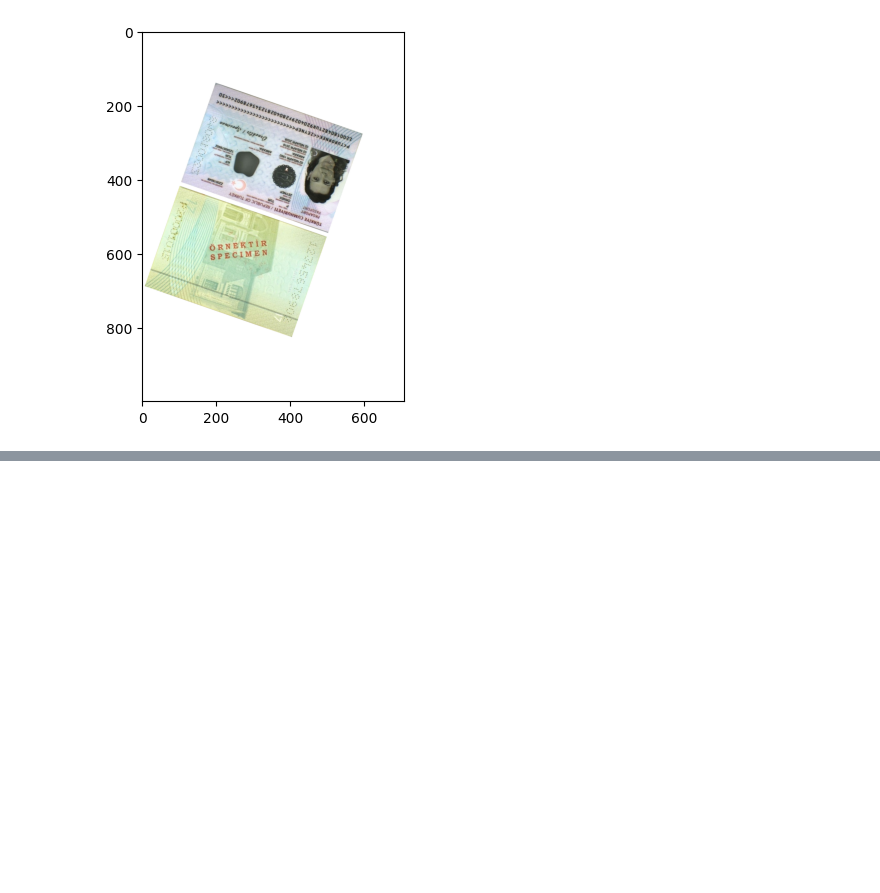
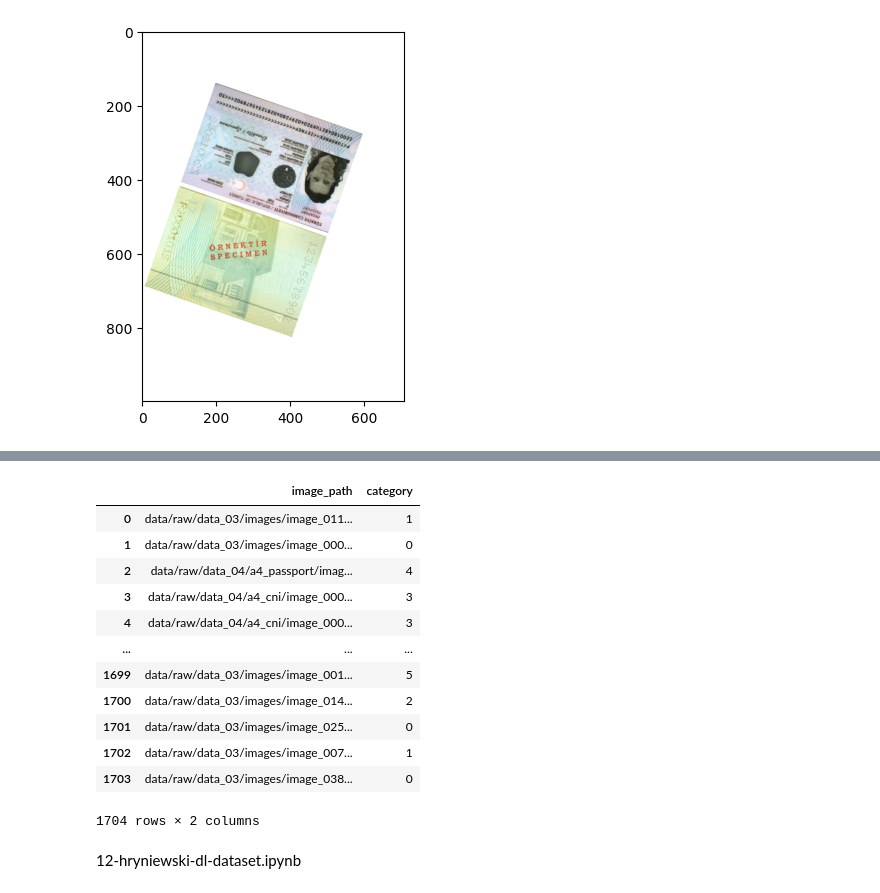
Before and after one commit to HSrbyte/doc-classifier, a Jupyter notebook: notebooks/12-hryniewski-dl-dataset.ipynb, the cells around one changed output, grey strips where cells are left out. Saved outputs shown, nothing was run; the diff lists cells and outputs as text; code cells hidden in the pictures; blank space fills up the shorter version.

```diff
--- a/notebooks/12-hryniewski-data_04-image-transform.ipynb
+++ b/notebooks/12-hryniewski-dl-dataset.ipynb
@@ -369,0 +424,17 @@ plt.show()
+# %%
+test.reset_index(drop=True, inplace=True)
+test
+# %% [output]
+|  | image_path | category |
+| 0 | data/raw/data_03/images/image_011... | 1 |
+| 1 | data/raw/data_03/images/image_000... | 0 |
+| 2 | data/raw/data_04/a4_passport/imag... | 4 |
+| 3 | data/raw/data_04/a4_cni/image_000... | 3 |
+| 4 | data/raw/data_04/a4_cni/image_000... | 3 |
+| ... | ... | ... |
+| 1699 | data/raw/data_03/images/image_001... | 5 |
+| 1700 | data/raw/data_03/images/image_014... | 2 |
+| 1701 | data/raw/data_03/images/image_025... | 0 |
+| 1702 | data/raw/data_03/images/image_007... | 1 |
+| 1703 | data/raw/data_03/images/image_038... | 0 |
+1704 rows × 2 columns
@@ -369,0 +444,2 @@ plt.show()
+# %% [markdown]
+12-hryniewski-dl-dataset.ipynb
```
Also changed, not shown: parts of 6 cells of this notebook.
